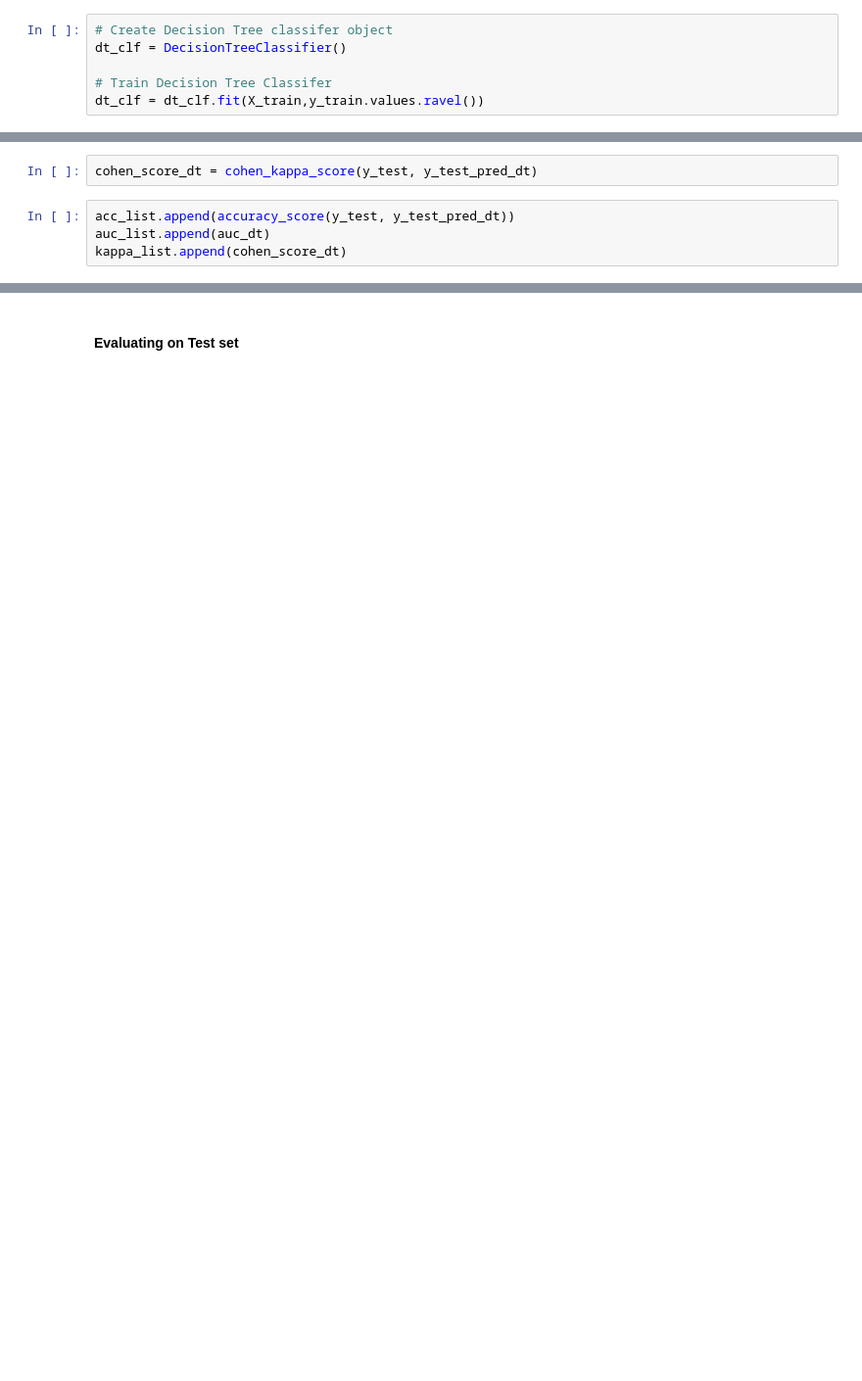
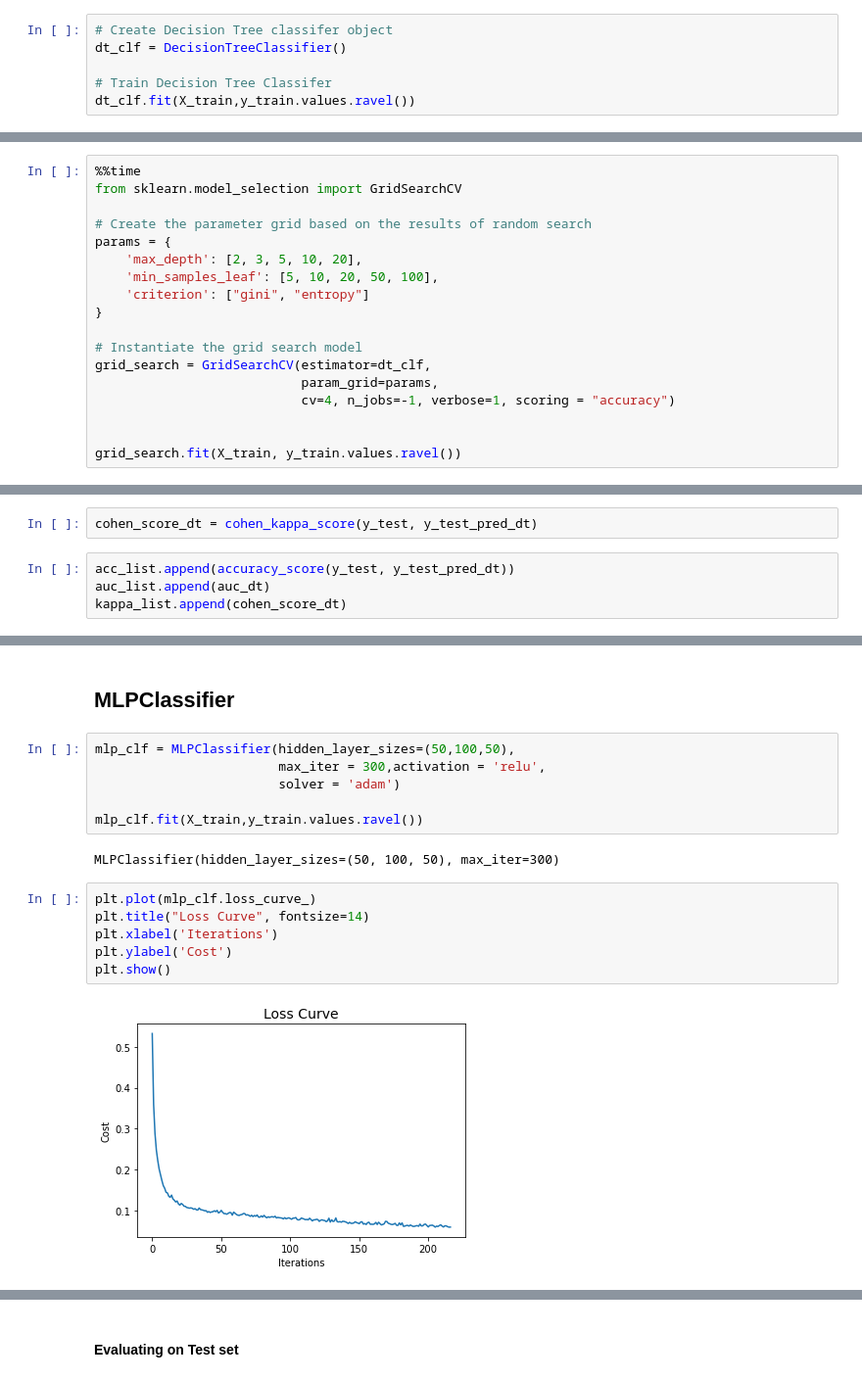
Before and after one commit to marios-tyrovolas/Information-Flow-Based-Fuzzy-Cognitive-Maps-with-Enhanced-Interpretability, a Jupyter notebook: Training and Evaluating other ML models_AI4I_2020.ipynb, the cells around one changed output, grey strips where cells are left out. Shown: that part at 98% size. Saved outputs shown, nothing was run; the diff lists cells and outputs as text; blank space fills up the shorter version.

```diff
--- a/Training and Evaluating other ML models_AI4I_2020.ipynb
+++ b/Training and Evaluating other ML models_AI4I_2020.ipynb
@@ -407,4 +437,4 @@ kappa_list.append(cohen_score_knn)
 dt_clf = DecisionTreeClassifier()
 
 # Train Decision Tree Classifer
-dt_clf = dt_clf.fit(X_train,y_train.values.ravel())
+dt_clf.fit(X_train,y_train.values.ravel())
@@ -438,0 +473,18 @@ Accuracy Score:  1.0
+# %%
+%%time
+from sklearn.model_selection import GridSearchCV
+
+# Create the parameter grid based on the results of random search
+params = {
+    'max_depth': [2, 3, 5, 10, 20],
+    'min_samples_leaf': [5, 10, 20, 50, 100],
+    'criterion': ["gini", "entropy"]
+}
+
+# Instantiate the grid search model
+grid_search = GridSearchCV(estimator=dt_clf,
+                           param_grid=params,
+                           cv=4, n_jobs=-1, verbose=1, scoring = "accuracy")
+
+
+grid_search.fit(X_train, y_train.values.ravel())
@@ -528,2 +556,20 @@ Epoch 48/80
+# %% [markdown]
+## MLPClassifier
+# %%
+mlp_clf = MLPClassifier(hidden_layer_sizes=(50,100,50),
+                        max_iter = 300,activation = 'relu',
+                        solver = 'adam')
+
+mlp_clf.fit(X_train,y_train.values.ravel())
+# %% [output]
+MLPClassifier(hidden_layer_sizes=(50, 100, 50), max_iter=300)
+# %%
+plt.plot(mlp_clf.loss_curve_)
+plt.title("Loss Curve", fontsize=14)
+plt.xlabel('Iterations')
+plt.ylabel('Cost')
+plt.show()
+# %% [output]
+[figure, added]
 # %%
 #Predict the response for train dataset
```
Also changed, not shown: parts of 68 cells of this notebook, 22 other files.
